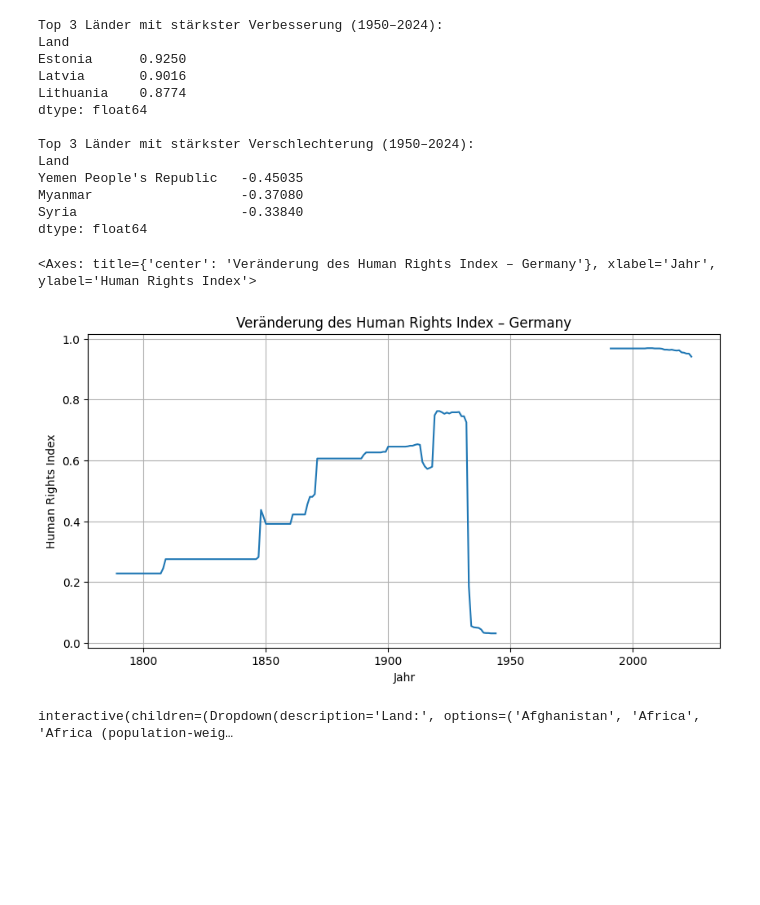
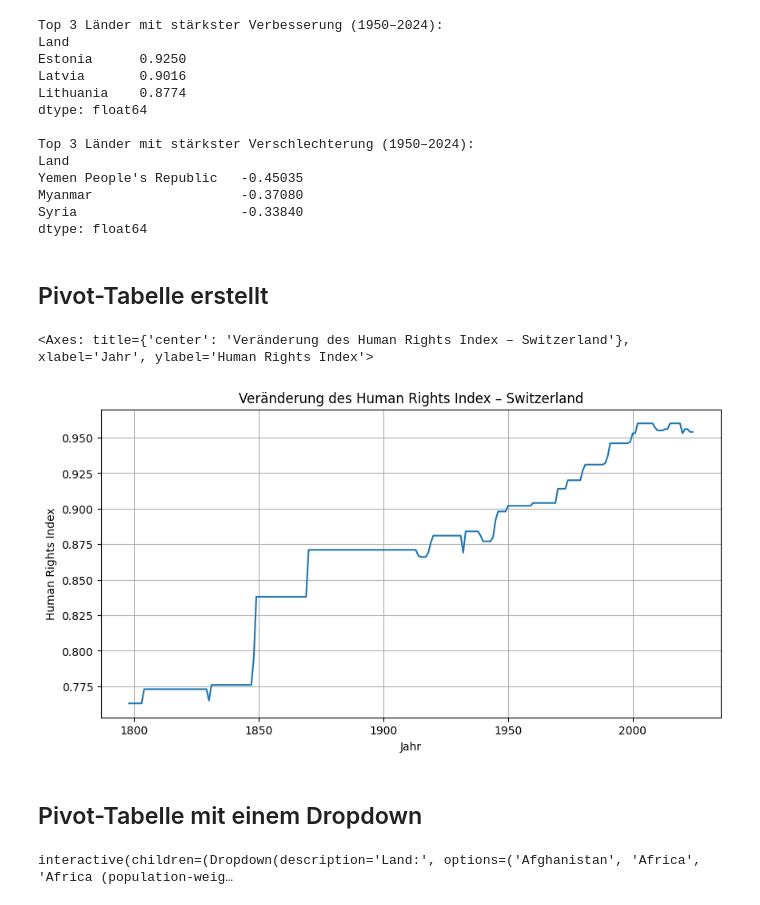
Before and after one commit to haschdav/LN-Python, a Jupyter notebook: LN_Python.ipynb, the cells around one changed output. Drawn from its saved outputs; the diff is of its cells as text; code cells hidden in the pictures; blank space fills up the shorter version.

```diff
--- a/LN_Python.ipynb
+++ b/LN_Python.ipynb
@@ -188,27 +188,30 @@ Yemen People's Republic   -0.45035
 Myanmar                   -0.37080
 Syria                     -0.33840
 dtype: float64
+# %% [markdown]
+## Pivot-Tabelle erstellt
 # %%
-# Pivot-Tabelle erstellen
+
 pivot = df.pivot_table(
     index="Jahr",
     columns="Land",
     values="Human Rights Index"
 )
 
 # Land auswählen
-land = "Germany"
+land = "Switzerland"
 
-# Plot nur mit pandas
 pivot[land].plot(
     title=f"Veränderung des Human Rights Index – {land}",
     xlabel="Jahr",
     ylabel="Human Rights Index",
     grid=True,
     figsize=(10, 5)
 )
 # %% [output]
-<Axes: title={'center': 'Veränderung des Human Rights Index – Germany'}, xlabel='Jahr', ylabel='Human Rights Index'>
+<Axes: title={'center': 'Veränderung des Human Rights Index – Switzerland'}, xlabel='Jahr', ylabel='Human Rights Index'>
-[figure, old version]
+[figure, new version]
+# %% [markdown]
+## Pivot-Tabelle mit einem Dropdown
 # %%
 
```
Also changed, not shown: parts of 1 cell of this notebook.
